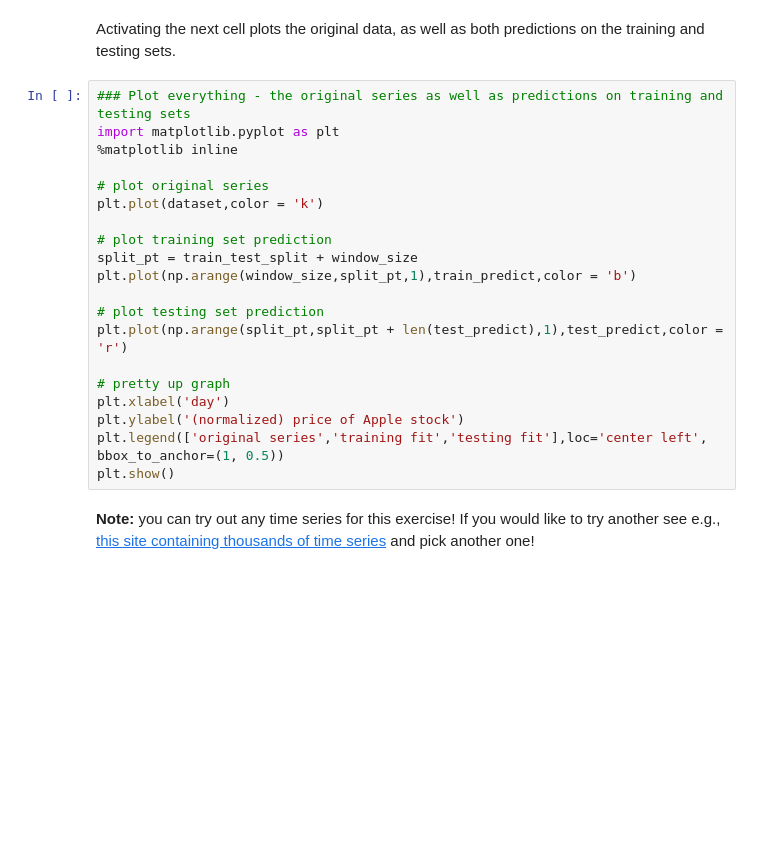
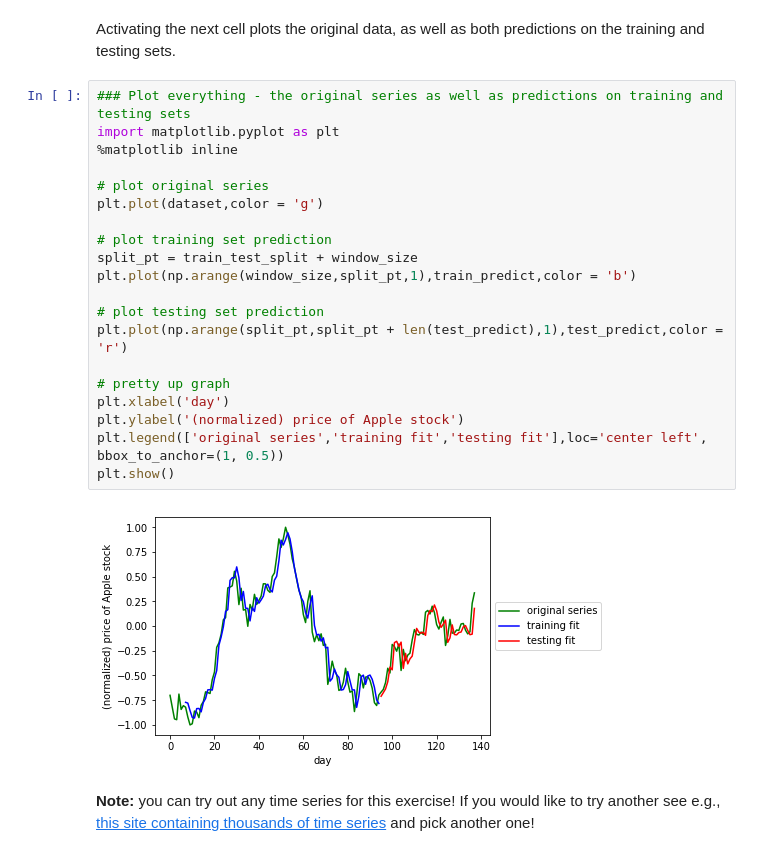
Before and after one commit to ShihanUTSA/Time-series-prediction-using-a-Recurrent-Neural-Network, a Jupyter notebook: RNN_project.ipynb, the cells around one changed output. Saved outputs shown, nothing was run; the diff lists cells and outputs as text; blank space fills up the shorter version.

```diff
--- a/RNN_project.ipynb
+++ b/RNN_project.ipynb
@@ -306,23 +311,25 @@ Activating the next cell plots the original data, as well as both predictions on
 # %%
 ### Plot everything - the original series as well as predictions on training and testing sets
 import matplotlib.pyplot as plt
 %matplotlib inline
 
 # plot original series
-plt.plot(dataset,color = 'k')
+plt.plot(dataset,color = 'g')
 
 # plot training set prediction
 split_pt = train_test_split + window_size
 plt.plot(np.arange(window_size,split_pt,1),train_predict,color = 'b')
 
 # plot testing set prediction
 plt.plot(np.arange(split_pt,split_pt + len(test_predict),1),test_predict,color = 'r')
 
 # pretty up graph
 plt.xlabel('day')
 plt.ylabel('(normalized) price of Apple stock')
 plt.legend(['original series','training fit','testing fit'],loc='center left', bbox_to_anchor=(1, 0.5))
 plt.show()
+# %% [output]
+[figure, added]
 # %% [markdown]
 **Note:** you can try out any time series for this exercise!  If you would like to try another see e.g., [this site containing thousands of time series](https://datamarket.com/data/list/?q=provider%3Atsdl) and pick another one!
 # %% [markdown]
```
Also changed, not shown: parts of 24 cells of this notebook, 24 other files.
